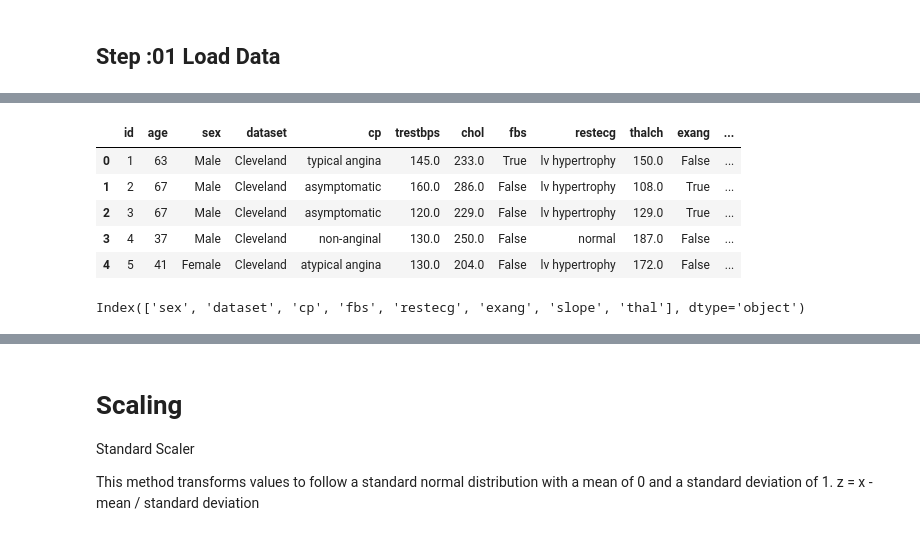
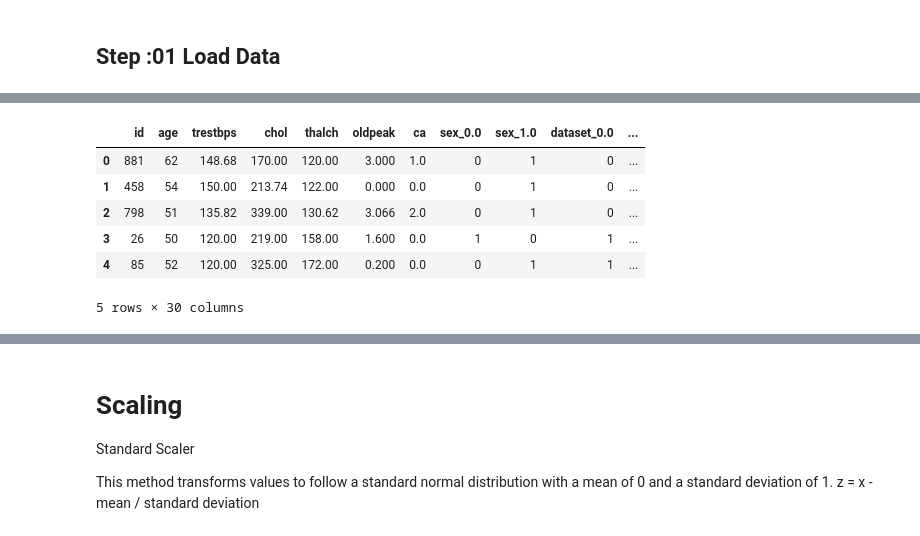
Before and after one commit to saurav1066/Analysis_of_tabular_data, a Jupyter notebook: notebooks/traditional.ipynb, the cells around one changed output, grey strips where cells are left out. Cells and saved outputs as stored; diff of their text form; code cells hidden in the pictures.

```diff
--- a/notebooks/traditional.ipynb
+++ b/notebooks/traditional.ipynb
@@ -17,6 +9,7 @@ import matplotlib.pyplot as plt
 ## Step :01 Load Data
 # %%
 #Loading the heart_disease_uci dataset
-data = pd.read_csv('..\data\heart_disease\heart_disease_uci.csv')
-data.head()
+train_data = pd.read_csv('..\data\heart_disease\data_train.csv')
+test_data = pd.read_csv('..\data\heart_disease\data_test.csv')
+train_data.head()
 # %% [output]
@@ -697,19 +27,16 @@ HeartDisease : This is a binary distribution, likely representing the presence (
 # %%
 #Splitting the data into features and target
-X = data.iloc[:,:-1]
-y = data.iloc[:,-1]
+X_train = train_data.iloc[:,:-1]
+y_train = train_data.iloc[:,-1]
 
-X.head()
+X_test = test_data.iloc[:,:-1]
+y_test = test_data.iloc[:,-1]
+X_train.head()
 # %% [output]
-|  | id | age | sex | dataset | cp | trestbps | chol | fbs | restecg | thalch | exang | ... |
-| 0 | 1 | 63 | Male | Cleveland | typical angina | 145.0 | 233.0 | True | lv hypertrophy | 150.0 | False | ... |
-| 1 | 2 | 67 | Male | Cleveland | asymptomatic | 160.0 | 286.0 | False | lv hypertrophy | 108.0 | True | ... |
-| 2 | 3 | 67 | Male | Cleveland | asymptomatic | 120.0 | 229.0 | False | lv hypertrophy | 129.0 | True | ... |
-| 3 | 4 | 37 | Male | Cleveland | non-anginal | 130.0 | 250.0 | False | normal | 187.0 | False | ... |
-| 4 | 5 | 41 | Female | Cleveland | atypical angina | 130.0 | 204.0 | False | lv hypertrophy | 172.0 | False | ... |
+|  | id | age | trestbps | chol | thalch | oldpeak | ca | sex_0.0 | sex_1.0 | dataset_0.0 | ... |
+| 0 | 881 | 62 | 148.68 | 170.00 | 120.00 | 3.000 | 1.0 | 0 | 1 | 0 | ... |
+| 1 | 458 | 54 | 150.00 | 213.74 | 122.00 | 0.000 | 0.0 | 0 | 1 | 0 | ... |
+| 2 | 798 | 51 | 135.82 | 339.00 | 130.62 | 3.066 | 2.0 | 0 | 1 | 0 | ... |
+| 3 | 26 | 50 | 120.00 | 219.00 | 158.00 | 1.600 | 0.0 | 1 | 0 | 1 | ... |
+| 4 | 85 | 52 | 120.00 | 325.00 | 172.00 | 0.200 | 0.0 | 0 | 1 | 1 | ... |
+5 rows × 30 columns
-# %%
-#Finding categorical columns and using ordinal encoding
-categorical_columns = X.select_dtypes(include='object').columns
-categorical_columns
-# %% [output]
-Index(['sex', 'dataset', 'cp', 'fbs', 'restecg', 'exang', 'slope', 'thal'], dtype='object')
```
Also changed, not shown: parts of 65 cells of this notebook, 2 other files.
